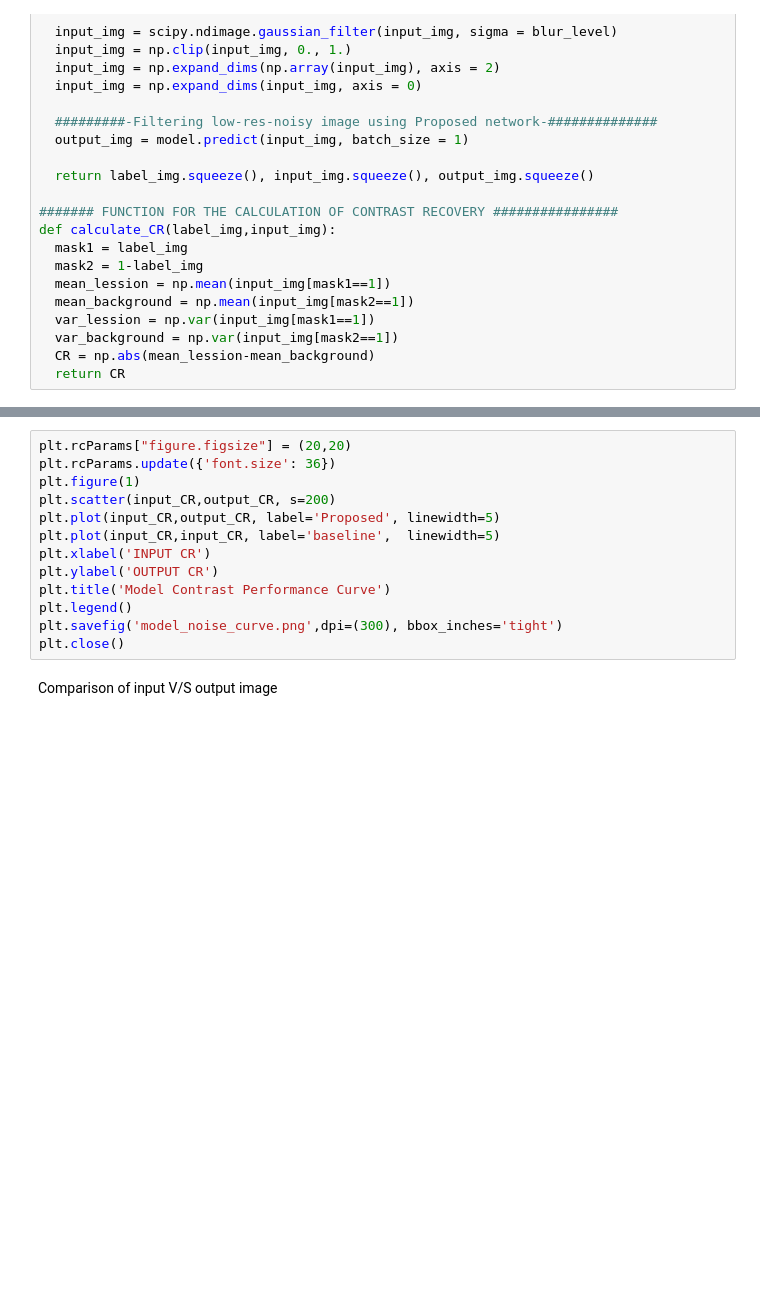
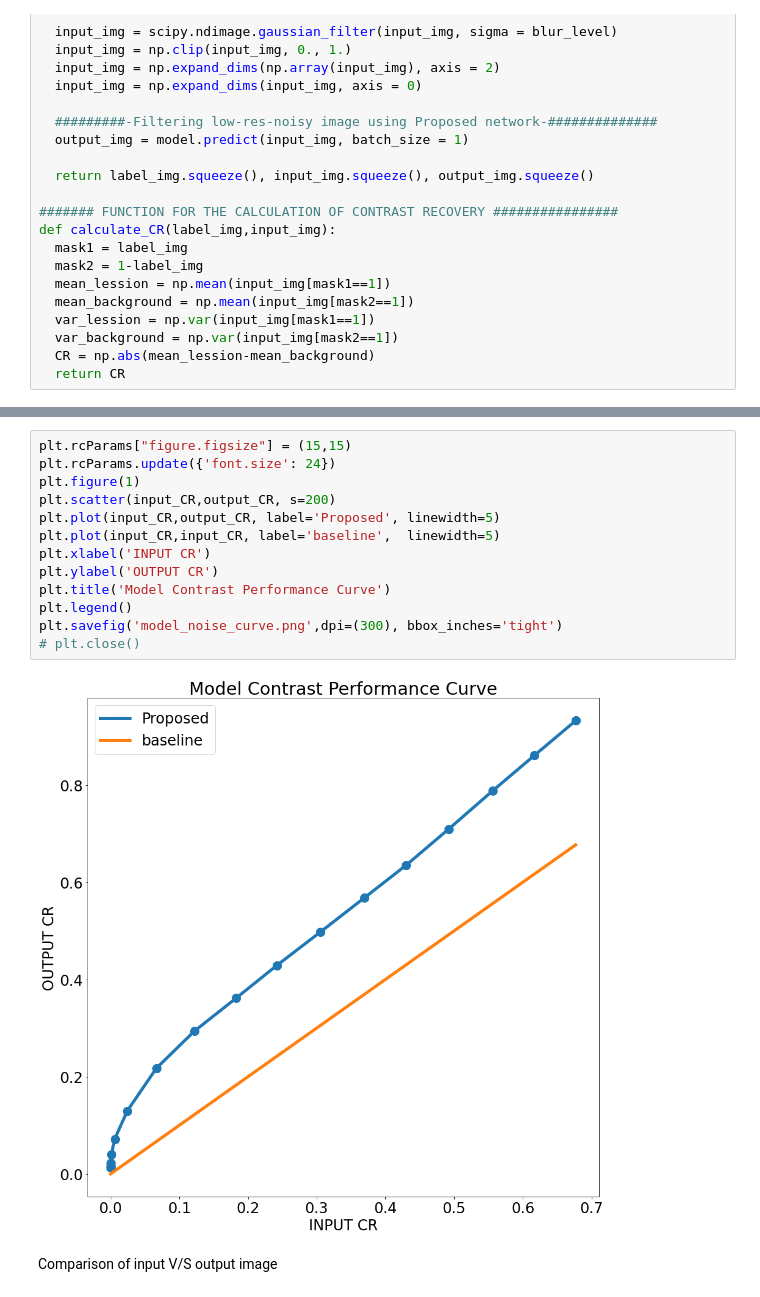
Before and after one commit to Shujaat123/MUSI_Enhancement_TCMR_CNN, a Jupyter notebook: MUSI_Enhancement_TCMR_CNN.ipynb, the cells around one changed output, grey strips where cells are left out. Drawn from its saved outputs; the diff is of its cells as text; blank space fills up the shorter version.

```diff
--- a/MUSI_Enhancement_TCMR_CNN.ipynb
+++ b/MUSI_Enhancement_TCMR_CNN.ipynb
@@ -110,18 +110,20 @@ output_CR = np.array(output_CR)
 1/1 [==============================] - 1s 1s/step
 1.95 0.0 0.013546228
 # %%
-plt.rcParams["figure.figsize"] = (20,20)
-plt.rcParams.update({'font.size': 36})
+plt.rcParams["figure.figsize"] = (15,15)
+plt.rcParams.update({'font.size': 24})
 plt.figure(1)
 plt.scatter(input_CR,output_CR, s=200)
 plt.plot(input_CR,output_CR, label='Proposed', linewidth=5)
 plt.plot(input_CR,input_CR, label='baseline',  linewidth=5)
 plt.xlabel('INPUT CR')
 plt.ylabel('OUTPUT CR')
 plt.title('Model Contrast Performance Curve')
 plt.legend()
 plt.savefig('model_noise_curve.png',dpi=(300), bbox_inches='tight')
-plt.close()
+# plt.close()
+# %% [output]
+[figure, added]
 # %% [markdown]
 Comparison of input V/S output image
 # %%
```
Also changed, not shown: parts of 2 cells of this notebook.
